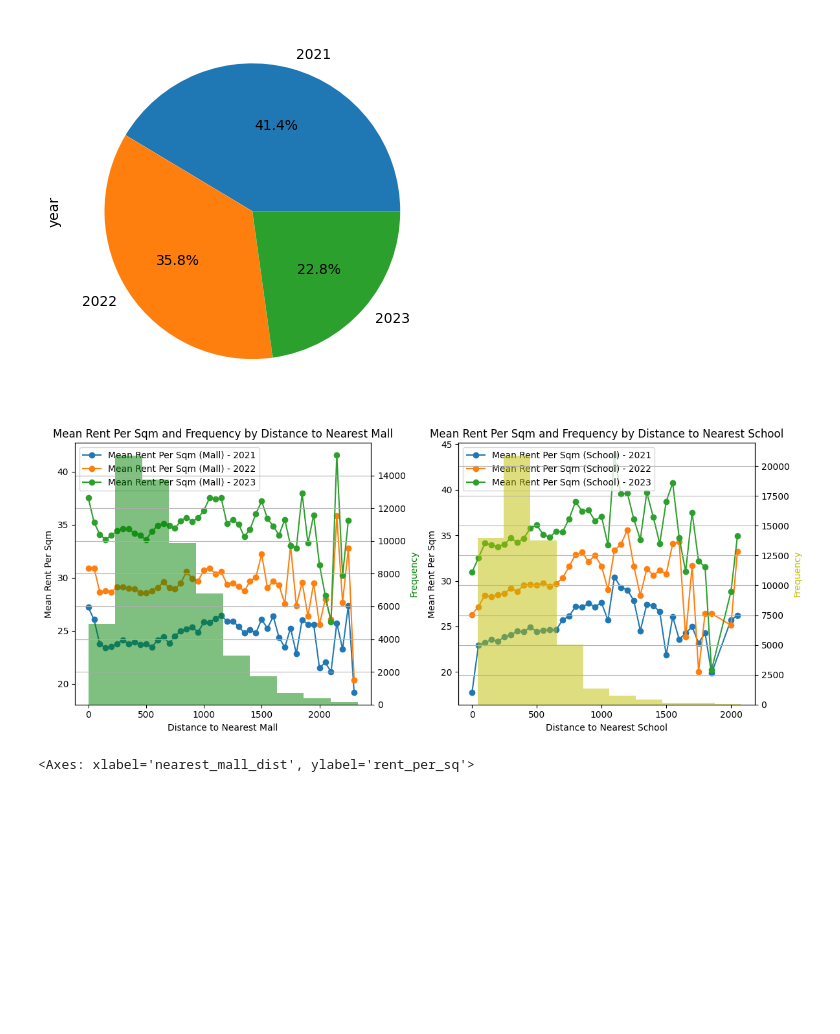
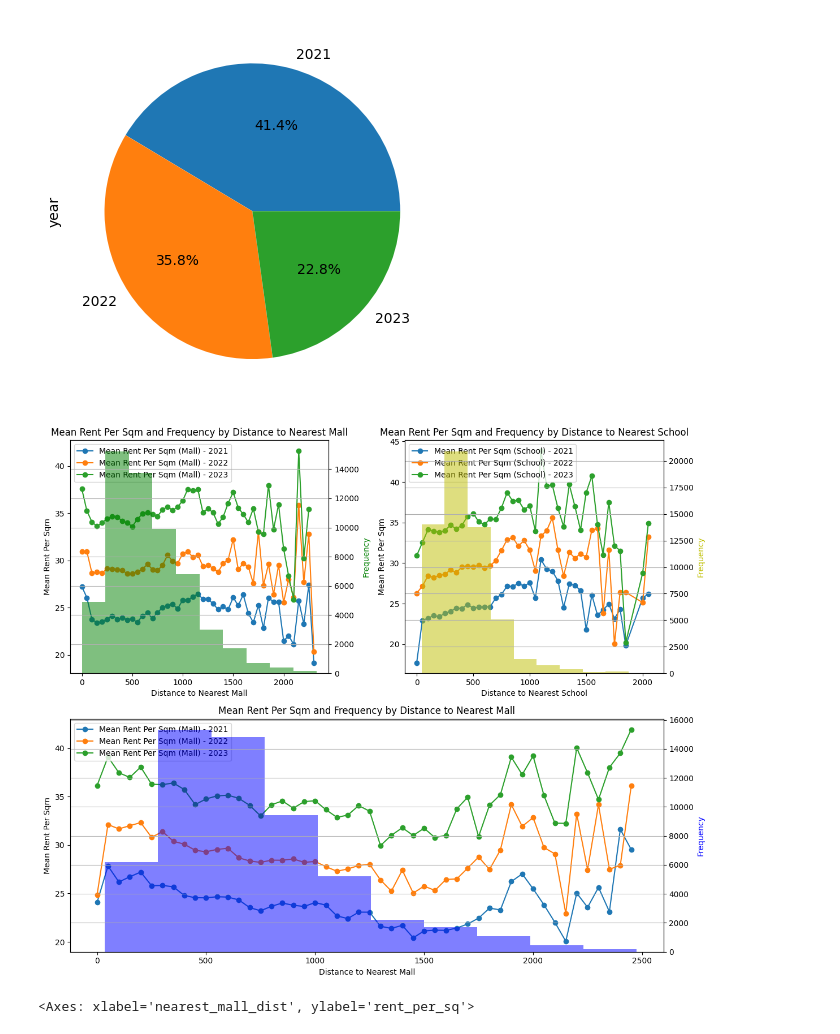
Before and after one commit to cs5228-group-1/cs5228-final-project, a Jupyter notebook: EDA_final.ipynb, the cells around one changed output. Drawn from its saved outputs; the diff is of its cells as text; code cells hidden in the pictures; blank space fills up the shorter version.

```diff
--- a/EDA_final.ipynb
+++ b/EDA_final.ipynb
@@ -204,62 +210,80 @@ samples.year.value_counts().plot.pie(autopct="%1.1f%%")
 # %%
 import pandas as pd
 import matplotlib.pyplot as plt
+import matplotlib.gridspec as gridspec
 
-# Plot for 'nearest_mall_dist'
-grouped_mean_mall = samples.groupby(samples['nearest_mall_dist'] // 50 * 50)['rent_per_sq'].mean()
+# Your data and calculations
 
-# Plot for 'nearest_school_dist'
-grouped_mean_school = samples.groupby(samples['nearest_school_dist'] // 50 * 50)['rent_per_sq'].mean()
+# Create a figure with a grid layout
+fig = plt.figure(figsize=(12, 10))
+gs = gridspec.GridSpec(2, 2, width_ratios=[1, 1], height_ratios=[1, 1])
 
-# Create a figure with two subplots side by side
-fig, (ax1, ax2) = plt.subplots(1, 2, figsize=(12, 5))
+# Subplot for ax1 and ax2 (side by side)
+ax1 = plt.subplot(gs[0, 0])
+ax2 = plt.subplot(gs[0, 1])
 
-# Iterate through unique years and plot lines for 'nearest_mall_dist'
+# Subplot for ax3 (at the bottom)
+ax3 = plt.subplot(gs[1, :])
+
+# Plot ax1 (Mean Rent Per Sqm by Distance to Nearest Mall)
 for year in samples['year'].unique():
     subset = samples[samples['year'] == year]
     grouped_mean = subset.groupby(subset['nearest_mall_dist'] // 50 * 50)['rent_per_sq'].mean()
     ax1.plot(grouped_mean.index, grouped_mean, marker='o', label=f'Mean Rent Per Sqm (Mall) - {year}')
 
-# Set labels and legend for the first subplot
 ax1.set_xlabel('Distance to Nearest Mall')
 ax1.set_ylabel('Mean Rent Per Sqm')
 ax1.legend(loc='upper left')
-ax1.set_title('Mean Rent Per Sqm by Distance to Nearest Mall')
 
-# Plot the histogram of 'nearest_mall_dist'
+# Plot the histogram of 'nearest_mall_dist' on a twinx axis
 ax1_2 = ax1.twinx()
 samples['nearest_mall_dist'].hist(ax=ax1_2, bins=10, color='g', alpha=0.5)
 ax1_2.set_ylabel('Frequency', color='g')
 
-# Show legends for the first plot
-ax1.legend(loc='upper left')
+# Set title for ax1 and ax1_2
 ax1.set_title('Mean Rent Per Sqm and Frequency by Distance to Nearest Mall')
 
-# Iterate through unique years and plot lines for 'nearest_school_dist'
+# Plot ax2 (Mean Rent Per Sqm by Distance to Nearest School)
 for year in samples['year'].unique():
     subset = samples[samples['year'] == year]
     grouped_mean = subset.groupby(subset['nearest_school_dist'] // 50 * 50)['rent_per_sq'].mean()
     ax2.plot(grouped_mean.index, grouped_mean, marker='o', label=f'Mean Rent Per Sqm (School) - {year}')
 
-# Set labels and legend for the second subplot
 ax2.set_xlabel('Distance to Nearest School')
 ax2.set_ylabel('Mean Rent Per Sqm')
 ax2.legend(loc='upper left')
-ax2.set_title('Mean Rent Per Sqm by Distance to Nearest School')
 
-# Plot the histogram of 'nearest_school_dist'
+# Plot the histogram of 'nearest_school_dist' on a twinx axis
 ax2_2 = ax2.twinx()
 samples['nearest_school_dist'].hist(ax=ax2_2, bins=10, color='y', alpha=0.5)
 ax2_2.set_ylabel('Frequency', color='y')
 
-# Show legends for the second plot
-ax2.legend(loc='upper left')
+# Set title for ax2 and ax2_2
 ax2.set_title('Mean Rent Per Sqm and Frequency by Distance to Nearest School')
 
-plt.tight_layout()  # Ensure proper spacing between subplots
+# Plot ax3 (Mean Rent Per Sqm by Distance to Nearest Mall, at the bottom)
+for year in samples['year'].unique():
+    subset = samples[samples['year'] == year]
+    grouped_mean = subset.groupby(subset['nearest_mrt_dist'] // 50 * 50)['rent_per_sq'].mean()
+    ax3.plot(grouped_mean.index, grouped_mean, marker='o', label=f'Mean Rent Per Sqm (Mall) - {year}')
+
+ax3.set_xlabel('Distance to Nearest Mall')
+ax3.set_ylabel('Mean Rent Per Sqm')
+ax3.legend(loc='upper left')
+
+# Plot the histogram of 'nearest_mrt_dist' on a twinx axis
+ax3_2 = ax3.twinx()
+samples['nearest_mrt_dist'].hist(ax=ax3_2, bins=10, color='b', alpha=0.5)
+ax3_2.set_ylabel('Frequency', color='b')
+
+# Set title for ax3 and ax3_2
+ax3.set_title('Mean Rent Per Sqm and Frequency by Distance to Nearest Mall')
+
+# Adjust layout and display the plot
+plt.tight_layout()
 plt.show()
 # %% [output]
-[figure, old version]
+[figure, new version]
 # %%
 samples.plot.scatter(x='nearest_mall_dist', y='rent_per_sq')
 # %% [output]
```
Also changed, not shown: parts of 2 cells of this notebook.
